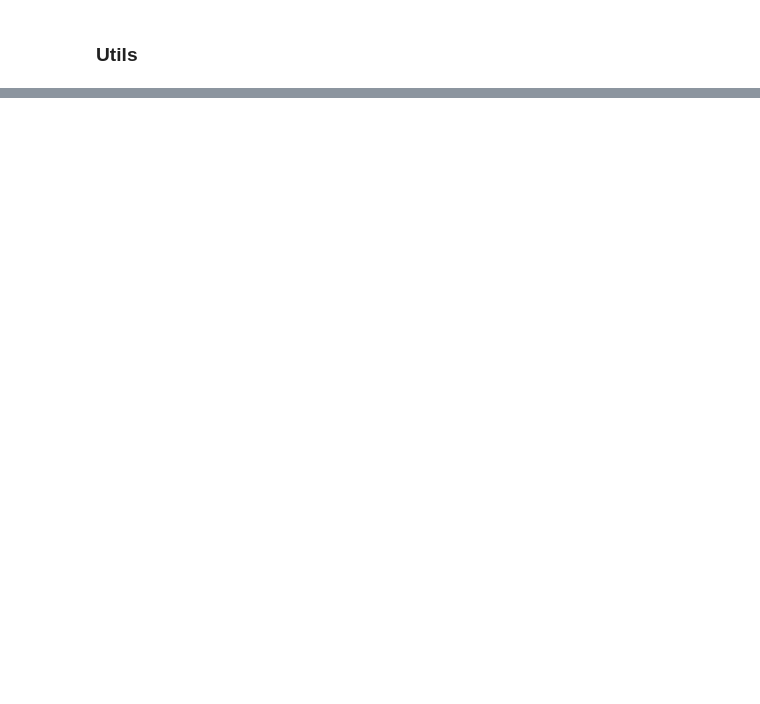
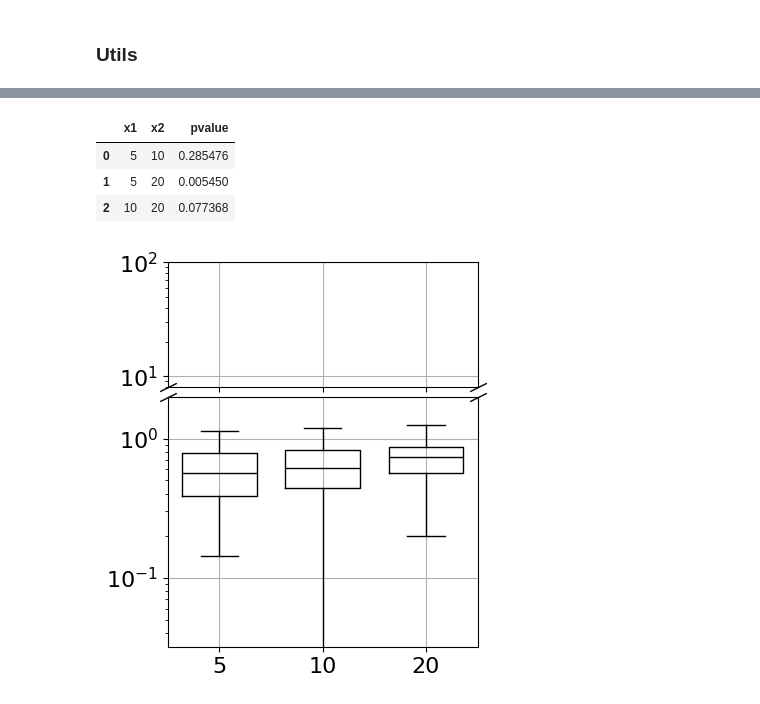
Before and after one commit to Digiratory/visualization-toolkit, a Jupyter notebook: examples/boxplolts.ipynb, the cells around one changed output, grey strips where cells are left out. Cells and saved outputs as stored; diff of their text form; code cells hidden in the pictures; blank space fills up the shorter version.

Commit message:
feat: implement significance levels

```diff
--- a/examples/boxplolts.ipynb
+++ b/examples/boxplolts.ipynb
@@ -131,0 +141,24 @@ plt.show()
+# %%
+snr_levels = [5, 10, 20]
+labels = ["X", "Y", "Z"]
+n_repeats = 20
+
+rows = []
+for snr in snr_levels:
+    for label in labels:
+        base = {
+            "X": 0.3 + snr * 0.01,
+            "Y": 0.5 + snr * 0.01,
+            "Z": 0.8 + snr * 0.01
+        }[label]
+        values = base + 0.15 * np.random.randn(n_repeats)
+        for run, v in enumerate(values):
+            rows.append({
+                "snr": snr,
+                "label": label,
+                "mse": v,
+                "run": run,
+                "noise_ratio": 0.1
+            })
+
+test_df = pd.DataFrame(rows)
@@ -131,0 +187,26 @@ plt.show()
+# %%
+compare_all_pairs(test_df, "snr", "mse")
+# %% [output]
+|  | x1 | x2 | pvalue |
+| 0 | 5 | 10 | 0.285476 |
+| 1 | 5 | 20 | 0.005450 |
+| 2 | 10 | 20 | 0.077368 |
+# %%
+boxplot(
+    test_df,
+    "snr",
+    "mse",
+    styles=styles,
+    y_limits=((10 ** (-1.5), 10 ** (0.3)),(10 ** (0.9), 10 ** (2))),
+    fig_size=(4, 5),
+    significance_fn=lambda d: compare_all_pairs(d, "snr", "mse"),
+    significance_levels={
+        0.001: "***",
+        0.01: "**",
+        0.05: "*",
+    },
+    medianprops={"color": "black", "linewidth": 1},
+)
+plt.show()
+# %% [output]
+[figure, added]
```
Also changed, not shown: parts of 11 cells of this notebook, 4 other files.
